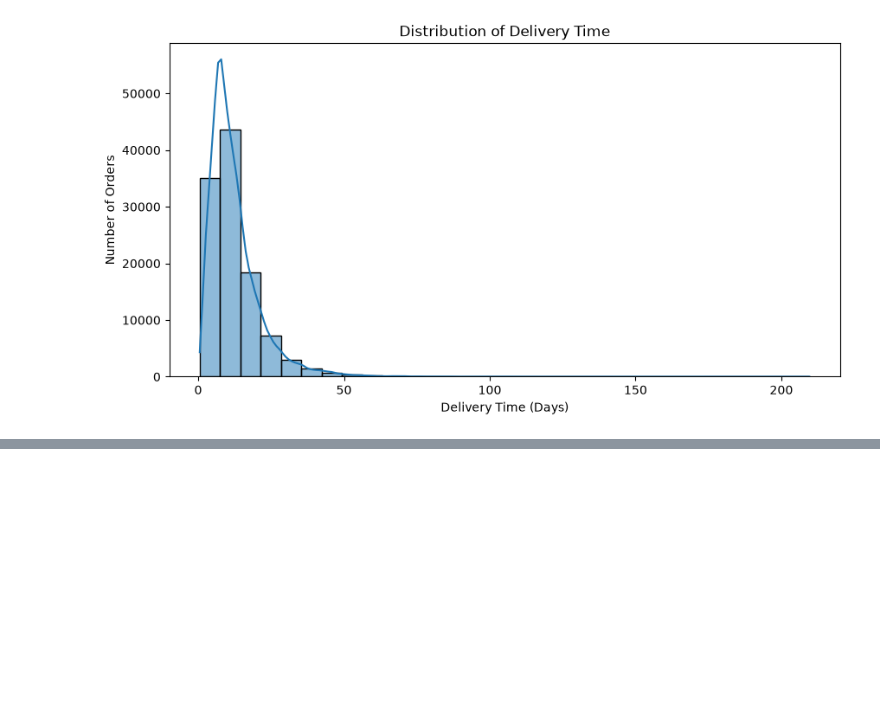
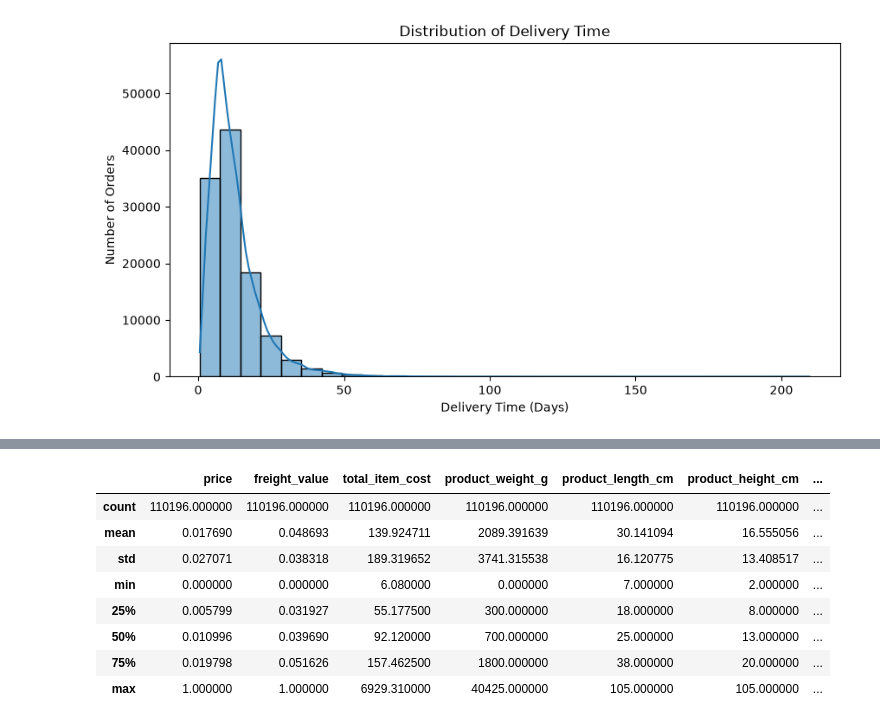
Before and after one commit to DRPatel75/Logistics_Data_Analysis, a Jupyter notebook: notebooks/04_predictive_modeling_optimization.ipynb, the cells around one changed output, grey strips where cells are left out. Saved outputs shown, nothing was run; the diff lists cells and outputs as text; code cells hidden in the pictures; blank space fills up the shorter version.

Commit message:
Add detailed dataset exploration and preprocessing steps to predictive modeling notebook

```diff
--- a/notebooks/04_predictive_modeling_optimization.ipynb
+++ b/notebooks/04_predictive_modeling_optimization.ipynb
@@ -121,3 +121,9 @@ plt.savefig(
 plt.show()
 # %% [output]
 [figure]
+# %%
+df_model = df.dropna(subset=["delivery_time_days"]).copy()
+
+print("Original dataset shape:", df.shape)
+print("Modeling dataset shape:", df_model.shape)
+print("Missing delivery times:", df_model["delivery_time_days"].isnull().sum())
@@ -123,0 +174,24 @@ plt.show()
+# %%
+numeric_columns = [
+    "price",
+    "freight_value",
+    "total_item_cost",
+    "product_weight_g",
+    "product_length_cm",
+    "product_height_cm",
+    "product_width_cm",
+    "price_normalized",
+    "freight_normalized"
+]
+
+df_model[numeric_columns].describe()
+# %% [output]
+|  | price | freight_value | total_item_cost | product_weight_g | product_length_cm | product_height_cm | ... |
+| count | 110196.000000 | 110196.000000 | 110196.000000 | 110196.000000 | 110196.000000 | 110196.000000 | ... |
+| mean | 0.017690 | 0.048693 | 139.924711 | 2089.391639 | 30.141094 | 16.555056 | ... |
+| std | 0.027071 | 0.038318 | 189.319652 | 3741.315538 | 16.120775 | 13.408517 | ... |
+| min | 0.000000 | 0.000000 | 6.080000 | 0.000000 | 7.000000 | 2.000000 | ... |
+| 25% | 0.005799 | 0.031927 | 55.177500 | 300.000000 | 18.000000 | 8.000000 | ... |
+| 50% | 0.010996 | 0.039690 | 92.120000 | 700.000000 | 25.000000 | 13.000000 | ... |
+| 75% | 0.019798 | 0.051626 | 157.462500 | 1800.000000 | 38.000000 | 20.000000 | ... |
+| max | 1.000000 | 1.000000 | 6929.310000 | 40425.000000 | 105.000000 | 105.000000 | ... |
```
Also changed, not shown: parts of 4 cells of this notebook.
